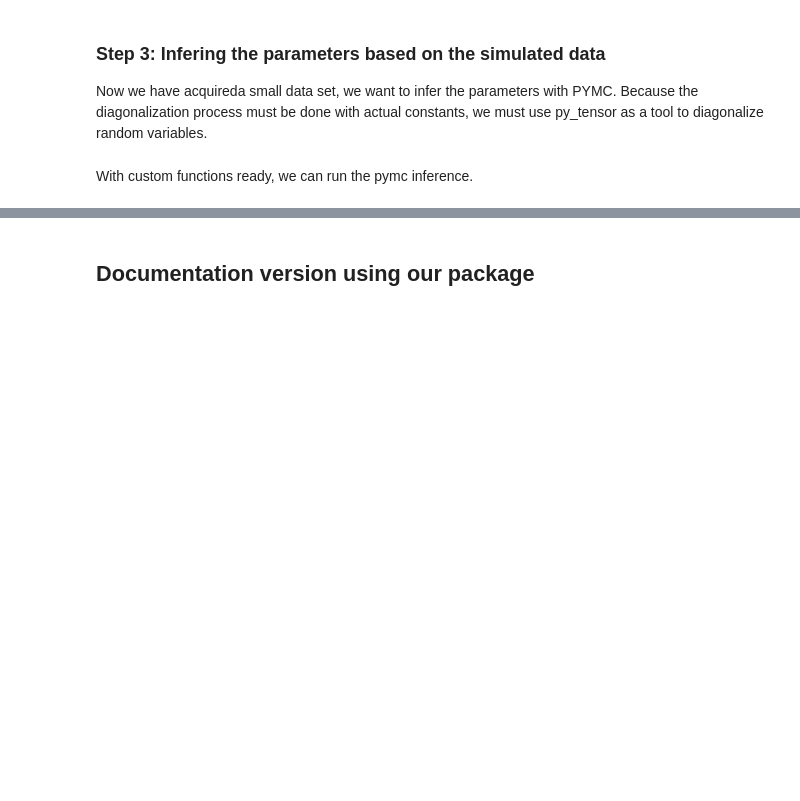
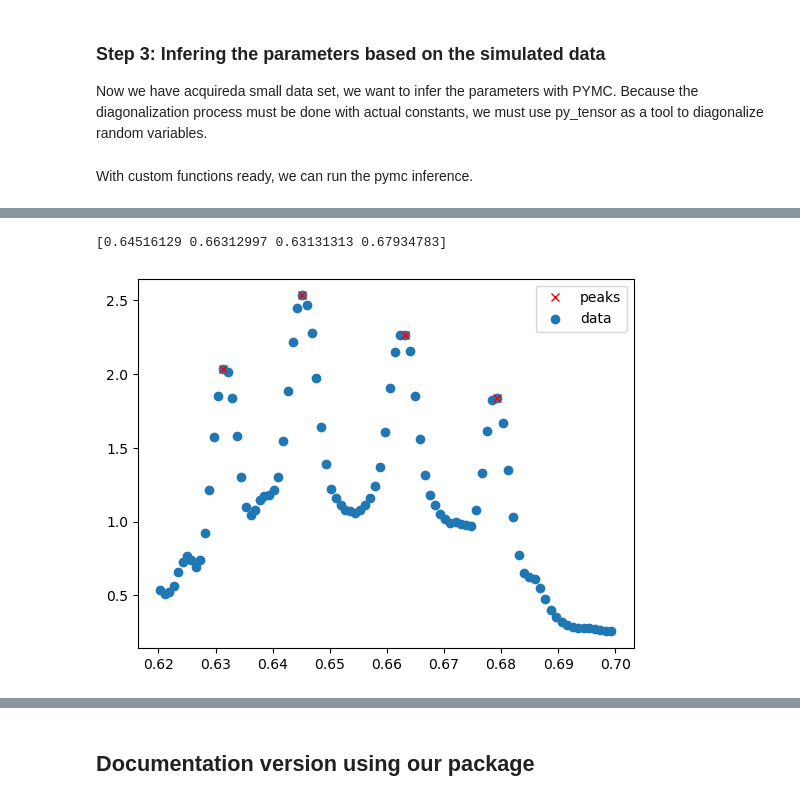
Before and after one commit to phys201/Hamiltonian-photonic-crystal, a Jupyter notebook: Documentation.ipynb, the cells around one changed output, grey strips where cells are left out. Cells and saved outputs as stored; diff of their text form; code cells hidden in the pictures; blank space fills up the shorter version.

```diff
--- a/Documentation.ipynb
+++ b/Documentation.ipynb
@@ -257,0 +269,16 @@ array([[<AxesSubplot: title={'center': 'background'}>,
+# %%
+# parameters to infer  h11=h11, v11=v11, u20=u20, neff=neff, ratio=ratio
+# find peaks as initial value
+peaks, _ = sg.find_peaks(y, height=1.8, distance=1,width = 1.5)
+
+chose_peak = np.vstack((y[peaks],normf[peaks])).T
+indices = np.argsort(chose_peak[:, 0])[::-1]
+chose_peak = chose_peak[indices]
+# print(chose_peak)
+plt.plot(chose_peak[:,1], chose_peak[:,0], "x",c = 'r',label = 'peaks')
+plt.scatter(normf,y,label = 'data');
+plt.legend()
+print(chose_peak[:,1])
+# %% [output]
+[0.64516129 0.66312997 0.63131313 0.67934783]
+[figure, added]
```
Also changed, not shown: parts of 12 cells of this notebook, 1 other file.
